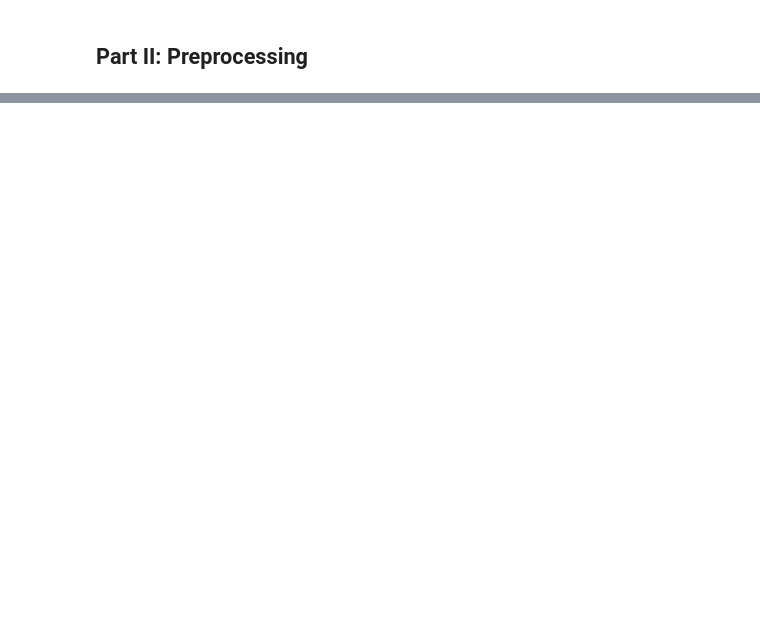
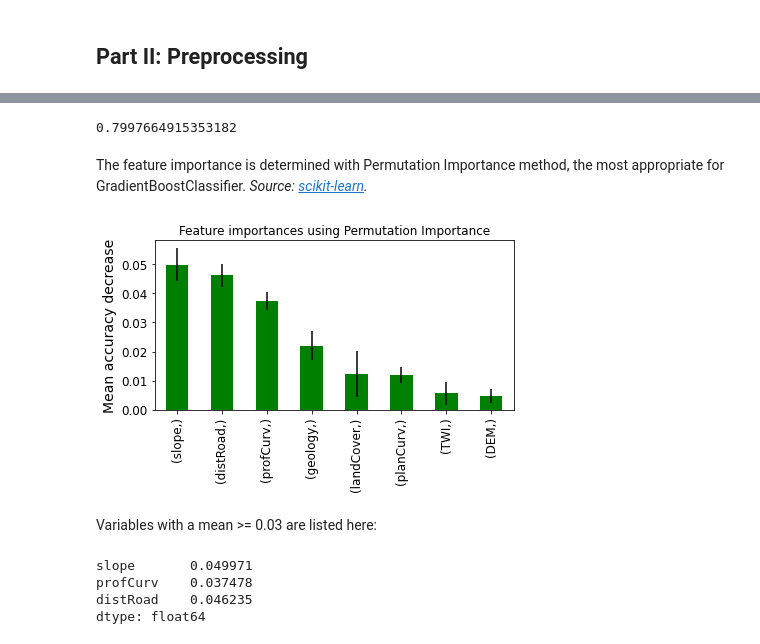
Before and after one commit to AlePol27/2022_ML_Earth_Env_Sci, a Jupyter notebook: Final_Project.ipynb, the cells around one changed output, grey strips where cells are left out. Drawn from its saved outputs; the diff is of its cells as text; code cells hidden in the pictures; blank space fills up the shorter version.

```diff
--- a/Final_Project.ipynb
+++ b/Final_Project.ipynb
@@ -336,0 +318,34 @@ Domanda di ricerca:
+# %%
+from sklearn.ensemble import GradientBoostingClassifier
+gbc = GradientBoostingClassifier(n_estimators=300, learning_rate=1.0, max_depth=1, random_state=rnd_seed).fit(X_train, y_train)
+gbc.score(X_test, y_test)
+# %% [output]
+0.7997664915353182
+# %% [markdown]
+The feature importance is determined with Permutation Importance method, the most appropriate for GradientBoostClassifier.  *Source: <a href="https://scikit-learn.org/stable/modules/generated/sklearn.inspection.permutation_importance.html#sklearn.inspection.permutation_importance">scikit-learn</a>.*
+# %%
+boost = sklearn.inspection.permutation_importance(gbc, X_test, y_test, scoring=None, n_repeats=5, n_jobs=None, random_state=None, sample_weight=None, max_samples=1.0)
+#Pandas dataframe
+boost_importances = pd.Series(boost.importances_mean, index=feature_names)
+#Make bars to be in ascendant order
+sorted3 = boost_importances.sort_values('index', ascending=False)
+#Make bar plot
+fig, ax = plt.subplots()
+sorted3.plot.bar(yerr=boost.importances_std, ax=ax, color='g')
+ax.set_title("Feature importances using Permutation Importance")
+ax.set_ylabel("Mean accuracy decrease")
+fig.tight_layout()
+plt.show()
+#plt.savefig("bar_plot_GBC.png") # saving image
+# %% [output]
+[figure, added]
+# %% [markdown]
+Variables with a mean >= 0.03 are listed here:
+# %%
+var_import_3 = boost_importances[boost_importances >= 0.03]
+var_import_3
+# %% [output]
+slope       0.049971
+profCurv    0.037478
+distRoad    0.046235
+dtype: float64
```
Also changed, not shown: parts of 81 cells of this notebook.
